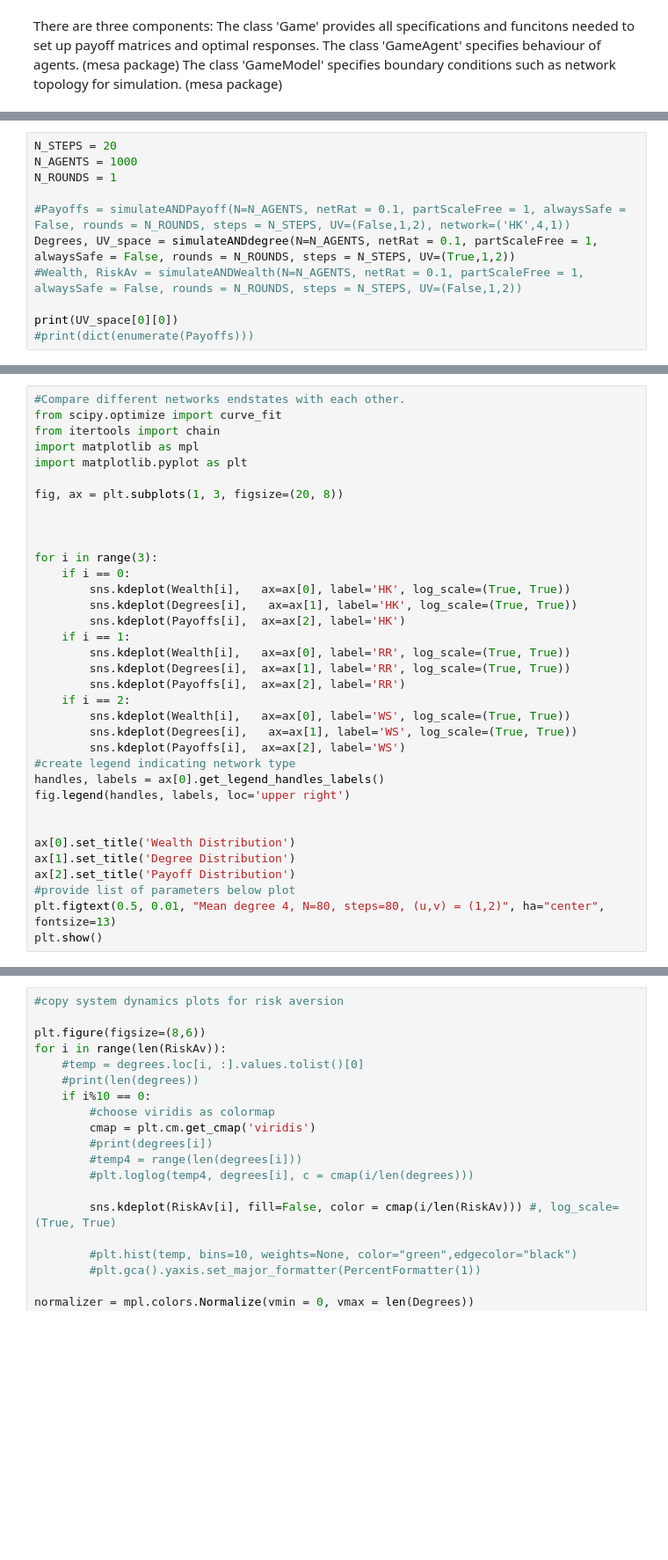
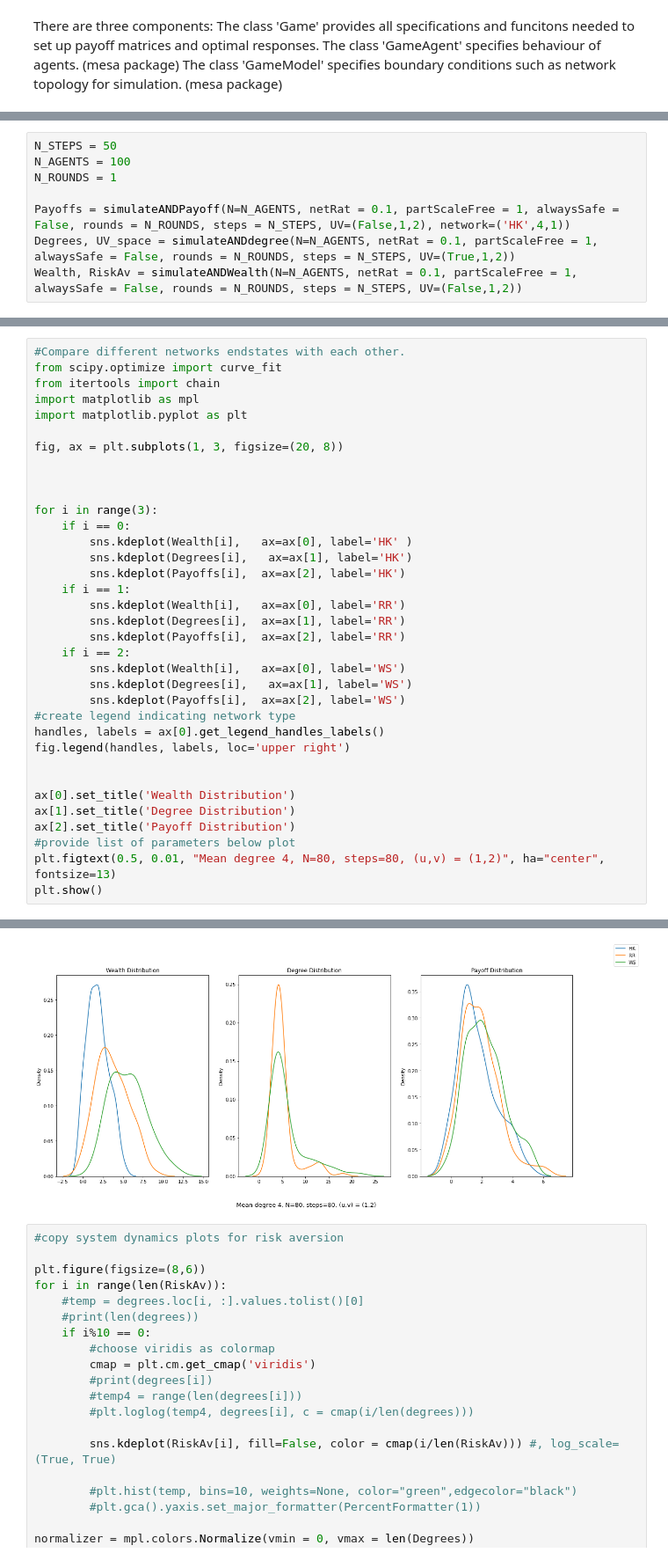
Before and after one commit to KarinLeanne/master_thesis, a Jupyter notebook: Model.ipynb, the cells around one changed output, grey strips where cells are left out. Shown: that part at 88% size. Drawn from its saved outputs; the diff is of its cells as text; blank space fills up the shorter version.

```diff
--- a/Model.ipynb
+++ b/Model.ipynb
@@ -1179,11 +531,8 @@ def simulateANDdegree(N=N_AGENTS, netRat = 0.1, partScaleFree = 1, alwaysSafe =
 # %%
-N_STEPS = 20
-N_AGENTS = 1000
+N_STEPS = 50
+N_AGENTS = 100
 N_ROUNDS = 1
 
-#Payoffs = simulateANDPayoff(N=N_AGENTS, netRat = 0.1, partScaleFree = 1, alwaysSafe = False, rounds = N_ROUNDS, steps = N_STEPS, UV=(False,1,2), network=('HK',4,1))
+Payoffs = simulateANDPayoff(N=N_AGENTS, netRat = 0.1, partScaleFree = 1, alwaysSafe = False, rounds = N_ROUNDS, steps = N_STEPS, UV=(False,1,2), network=('HK',4,1))
 Degrees, UV_space = simulateANDdegree(N=N_AGENTS, netRat = 0.1, partScaleFree = 1, alwaysSafe = False, rounds = N_ROUNDS, steps = N_STEPS, UV=(True,1,2))
-#Wealth, RiskAv = simulateANDWealth(N=N_AGENTS, netRat = 0.1, partScaleFree = 1, alwaysSafe = False, rounds = N_ROUNDS, steps = N_STEPS, UV=(False,1,2))
-
-print(UV_space[0][0])
-#print(dict(enumerate(Payoffs)))
+Wealth, RiskAv = simulateANDWealth(N=N_AGENTS, netRat = 0.1, partScaleFree = 1, alwaysSafe = False, rounds = N_ROUNDS, steps = N_STEPS, UV=(False,1,2))
@@ -1267,16 +609,16 @@ fig, ax = plt.subplots(1, 3, figsize=(20, 8))
 
 for i in range(3):
     if i == 0:
-        sns.kdeplot(Wealth[i],   ax=ax[0], label='HK', log_scale=(True, True))
-        sns.kdeplot(Degrees[i],   ax=ax[1], label='HK', log_scale=(True, True))
+        sns.kdeplot(Wealth[i],   ax=ax[0], label='HK' )
+        sns.kdeplot(Degrees[i],   ax=ax[1], label='HK')
         sns.kdeplot(Payoffs[i],  ax=ax[2], label='HK')
     if i == 1:
-        sns.kdeplot(Wealth[i],   ax=ax[0], label='RR', log_scale=(True, True))
-        sns.kdeplot(Degrees[i],  ax=ax[1], label='RR', log_scale=(True, True))
+        sns.kdeplot(Wealth[i],   ax=ax[0], label='RR')
+        sns.kdeplot(Degrees[i],  ax=ax[1], label='RR')
         sns.kdeplot(Payoffs[i],  ax=ax[2], label='RR')
     if i == 2:
-        sns.kdeplot(Wealth[i],   ax=ax[0], label='WS', log_scale=(True, True))
-        sns.kdeplot(Degrees[i],   ax=ax[1], label='WS', log_scale=(True, True))
+        sns.kdeplot(Wealth[i],   ax=ax[0], label='WS')
+        sns.kdeplot(Degrees[i],   ax=ax[1], label='WS')
         sns.kdeplot(Payoffs[i],  ax=ax[2], label='WS')
 #create legend indicating network type
 handles, labels = ax[0].get_legend_handles_labels()
@@ -1289,3 +631,4 @@ ax[2].set_title('Payoff Distribution')
 #provide list of parameters below plot
 plt.figtext(0.5, 0.01, "Mean degree 4, N=80, steps=80, (u,v) = (1,2)", ha="center", fontsize=13)
 plt.show()
+# %% [output]
@@ -1292,3 +636,4 @@ plt.show()
+[figure, added]
 # %%
 #copy system dynamics plots for risk aversion
 
```
Also changed, not shown: parts of 14 cells of this notebook.
